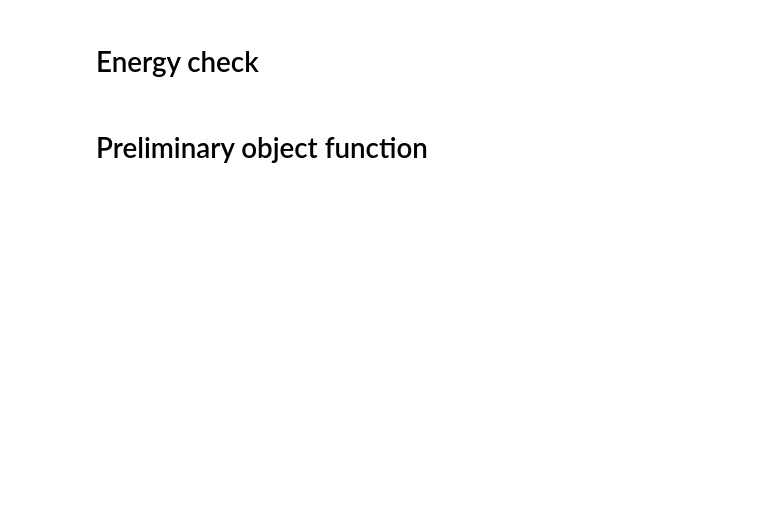
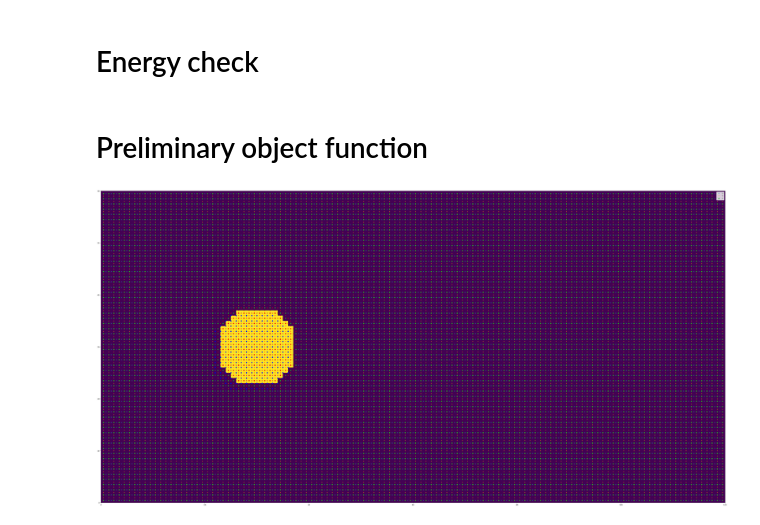
Before and after one commit to VHeusinkveld/2D_Incompressible_NV_Solver-CP4, a Jupyter notebook: Execute_simulation.ipynb, the cells around one changed output. Drawn from its saved outputs; the diff is of its cells as text; code cells hidden in the pictures; blank space fills up the shorter version.

```diff
--- a/Execute_simulation.ipynb
+++ b/Execute_simulation.ipynb
@@ -34,7 +34,7 @@ const.ly = 1        # height of box
 const.cholesky = True
 const.velocity = 1
 
-const.rho_arrow = 15 # Density of arrows in quiver plot per unit length l
+const.rho_arrow = 40 # Density of arrows in quiver plot per unit length l
 
 ## Set other constants (incl. grid) which are determined by initial conditions specified above
 const = constants(const)
@@ -50,7 +50,7 @@ boundary_type = 'horizontal_tube'
 bc = set_BC(const, bc, boundary_type)
 
 ## Object
-obj = SimpleNamespace(sort = None)
+obj = SimpleNamespace(sort = 'hemicircle')
 obj = creat_obj(const, obj)
 
 # Boundary matrices
@@ -239,30 +277,33 @@ y0 = 0
 yL = const.ny
 
 Obj = obj.Pgrid
 
 u_x = np.arange(x0+1, xL, 1)
 u_y = np.arange(y0+0.5, yL+0.5, 1)
 [X_u, Y_u] = np.meshgrid(u_x, u_y)
 
 v_x = np.arange(x0+0.5, xL+0.5, 1)
 v_y = np.arange(y0+1, yL, 1)
 [X_v, Y_v] = np.meshgrid(v_x, v_y)
 
 p_x = np.arange(x0+0.5, xL + 0.5, 1)
 p_y = np.arange(y0+0.5, yL + 0.5, 1)
 [X_p, Y_p] = np.meshgrid(p_x, p_y)
 
 my_dpi = 96
 plt.figure(figsize=(xL*40/my_dpi, yL*40/my_dpi), dpi=my_dpi)
 plt.plot(np.reshape(X_u, (-1,)), np.reshape(Y_u, (-1,)), 'x', label='U')
 plt.plot(np.reshape(X_v, (-1,)), np.reshape(Y_v, (-1,)), '+', label='V')
 plt.plot(np.reshape(X_p, (-1,)), np.reshape(Y_p, (-1,)), 'o', label='P')
 
 plt.plot(obj.coord_P[0] + 0.5, obj.coord_P[1] + 0.5, 'or')
 plt.plot(obj.coord_U[0] + 1, obj.coord_U[1] + 0.5, 'xr')
 plt.plot(obj.coord_V[0] + 0.5, obj.coord_V[1] + 1, '+r')
+plt.plot(obj.coord_Q[0] + 1, obj.coord_Q[1] + 1, 'ob')
 
 plt.legend()
 plt.imshow(Obj.T, extent=[x0, xL, y0, yL])
 plt.tight_layout()
 plt.show()
+# %% [output]
+[figure, added]
```
Also changed, not shown: parts of 3 cells of this notebook, 3 other files.
